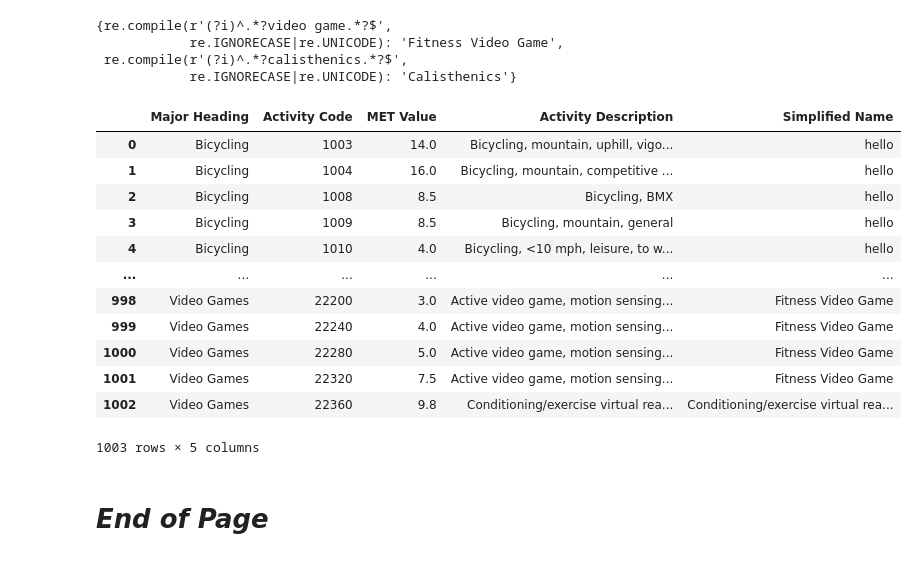
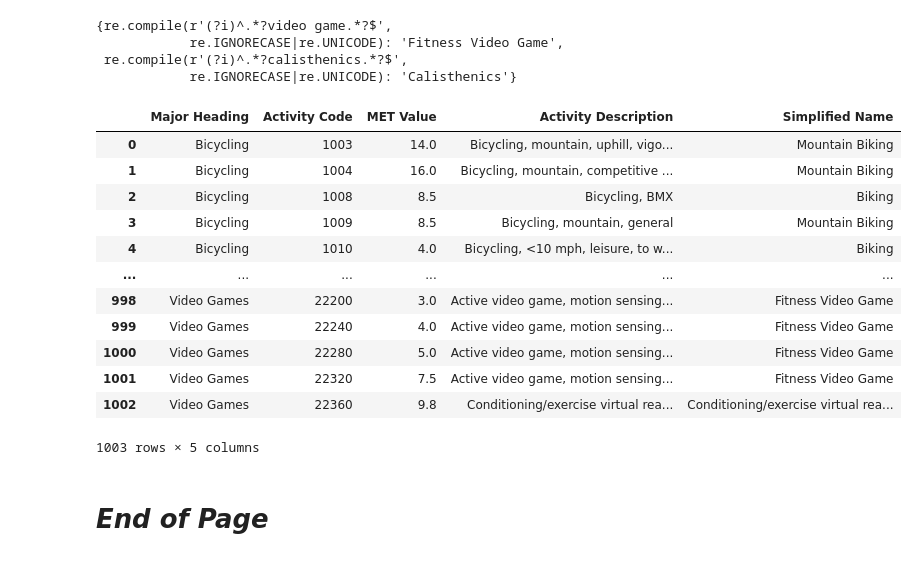
Before and after one commit to silvhua/custom_python, a Jupyter notebook: notebooks/2024-03-12 parse Physical Activity Comppendium PDF.ipynb, the cells around one changed output. Drawn from its saved outputs; the diff is of its cells as text; code cells hidden in the pictures.

Commit message:
Created `simplify_column_with_description`

```diff
--- a/notebooks/2024-03-12 parse Physical Activity Comppendium PDF.ipynb
+++ b/notebooks/2024-03-12 parse Physical Activity Comppendium PDF.ipynb
@@ -845,33 +845,67 @@ convert_dict_key_to_regex(mapping_dict)
 # %%
 def convert_dict_keys_to_regex(dictionary):
     new_dict = {}
     for key, value in dictionary.items():
         new_key = re.compile(rf'(?i)^.*?{key}.*?$')
         new_dict[new_key] = value
     return new_dict
 
 def simplify_strings(
         df, mapping_dict, original_column='Activity Description', new_column='Simplified Name', regex=True):
     if regex == True:
         mapping_dict = convert_dict_keys_to_regex(mapping_dict)
     df[new_column] = df[original_column].replace(
         mapping_dict, regex=regex,
         )
     return df
+
+def append_description(df, description_mapping_dict,
+        source_column='Activity Description', column_to_modify='Simplified Name',
+        position='before', sep=' ', regex=True
+        ):
+    if regex == True:
+        description_mapping_dict = convert_dict_keys_to_regex(description_mapping_dict)
+    df['Description'] = df[source_column].replace(description_mapping_dict, regex=regex)
+    # Remove Descriptions if they are identical to the source column
+    df.loc[df[df['Description'] == df[source_column]].index, 'Description'] = ''
+    if position == 'after':
+        df[column_to_modify] = df[column_to_modify] + sep + df['Description']
+    else:
+        df[column_to_modify] = df['Description'] + sep + df[column_to_modify]
+    df.drop(columns='Description', inplace=True)
+
+    return df
+
+def simplify_column_with_description(
+        df, mapping_dict, description_mapping_dict, **kwargs
+        ):
+    simplified_df = simplify_strings(
+        df, mapping_dict,regex=True
+        )
+    simplified_df = append_description(
+        simplified_df, description_mapping_dict
+    )
+    return simplified_df
+
 mapping_dict = {
     # r'(?i)^.*?bicycling.*?$': 'Biking',
-    'bicycling': r'hello',
+    'bicycling': 'Biking',
     'video game': 'Fitness Video Game',
     'calisthenics': 'Calisthenics'
 }
-simplify_strings(df, mapping_dict,regex=True)
+description_mapping_dict = {
+    # 'bicycling': 'Biking',
+    'stationary': 'Indoor',
+    'mountain': 'Mountain'
+}
+simplify_column_with_description(df, mapping_dict, description_mapping_dict)
 # %% [output]
 |  | Major Heading | Activity Code | MET Value | Activity Description | Simplified Name |
-| 0 | Bicycling | 1003 | 14.0 | Bicycling, mountain, uphill, vigo... | hello |
-| 1 | Bicycling | 1004 | 16.0 | Bicycling, mountain, competitive ... | hello |
-| 2 | Bicycling | 1008 | 8.5 | Bicycling, BMX | hello |
-| 3 | Bicycling | 1009 | 8.5 | Bicycling, mountain, general | hello |
-| 4 | Bicycling | 1010 | 4.0 | Bicycling, <10 mph, leisure, to w... | hello |
+| 0 | Bicycling | 1003 | 14.0 | Bicycling, mountain, uphill, vigo... | Mountain Biking |
+| 1 | Bicycling | 1004 | 16.0 | Bicycling, mountain, competitive ... | Mountain Biking |
+| 2 | Bicycling | 1008 | 8.5 | Bicycling, BMX | Biking |
+| 3 | Bicycling | 1009 | 8.5 | Bicycling, mountain, general | Mountain Biking |
+| 4 | Bicycling | 1010 | 4.0 | Bicycling, <10 mph, leisure, to w... | Biking |
 | ... | ... | ... | ... | ... | ... |
 | 998 | Video Games | 22200 | 3.0 | Active video game, motion sensing... | Fitness Video Game |
 | 999 | Video Games | 22240 | 4.0 | Active video game, motion sensing... | Fitness Video Game |
```
